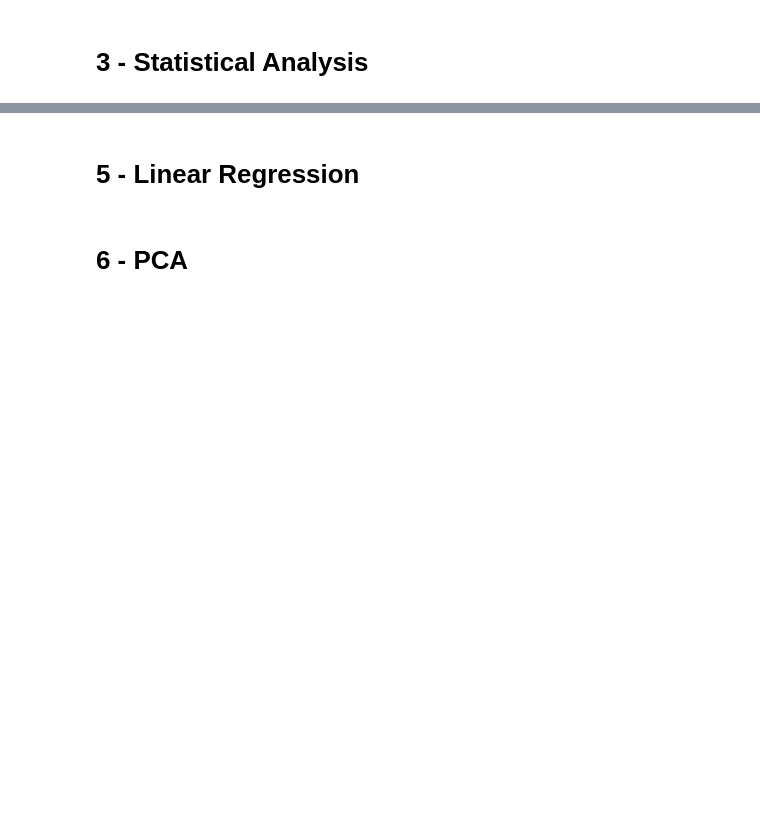
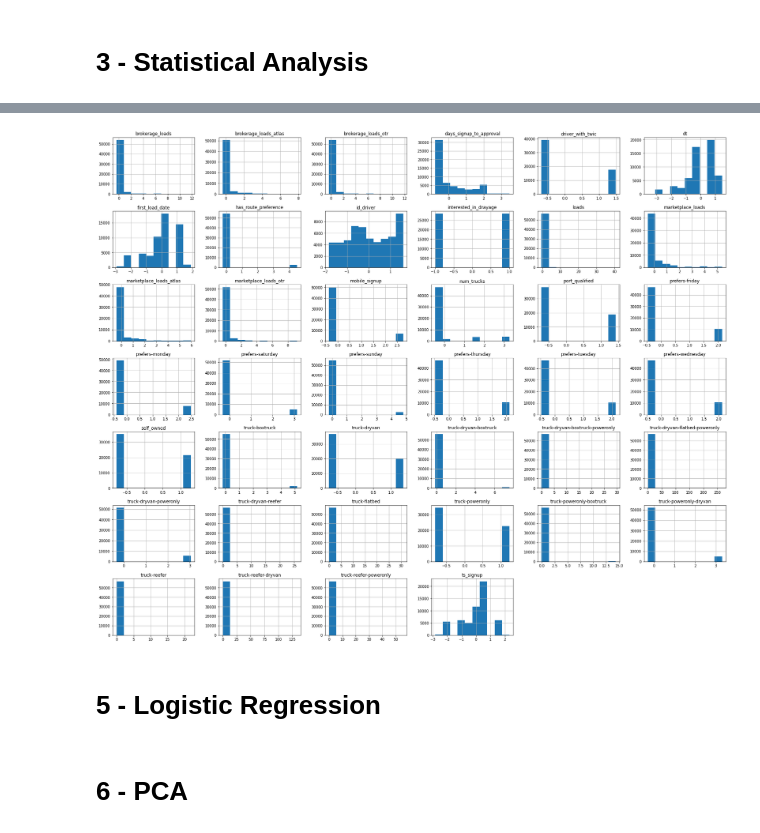
Before and after one commit to kpstesla/DSF_Project_3, a Jupyter notebook: data-pipeline.ipynb, the cells around one changed output, grey strips where cells are left out. Cells and saved outputs as stored; diff of their text form; code cells hidden in the pictures; blank space fills up the shorter version.

```diff
--- a/data-pipeline.ipynb
+++ b/data-pipeline.ipynb
@@ -268,4 +287,8 @@ X_test.shape, y_test.shape
+# %%
+_ = X_train.hist(figsize=(30,25))
+# %% [output]
+[figure, added]
 # %% [markdown]
-# 5 - Linear Regression
+# 5 - Logistic Regression
 # %% [markdown]
 # 6 - PCA
```
Also changed, not shown: parts of 28 cells of this notebook, 6 other files.
